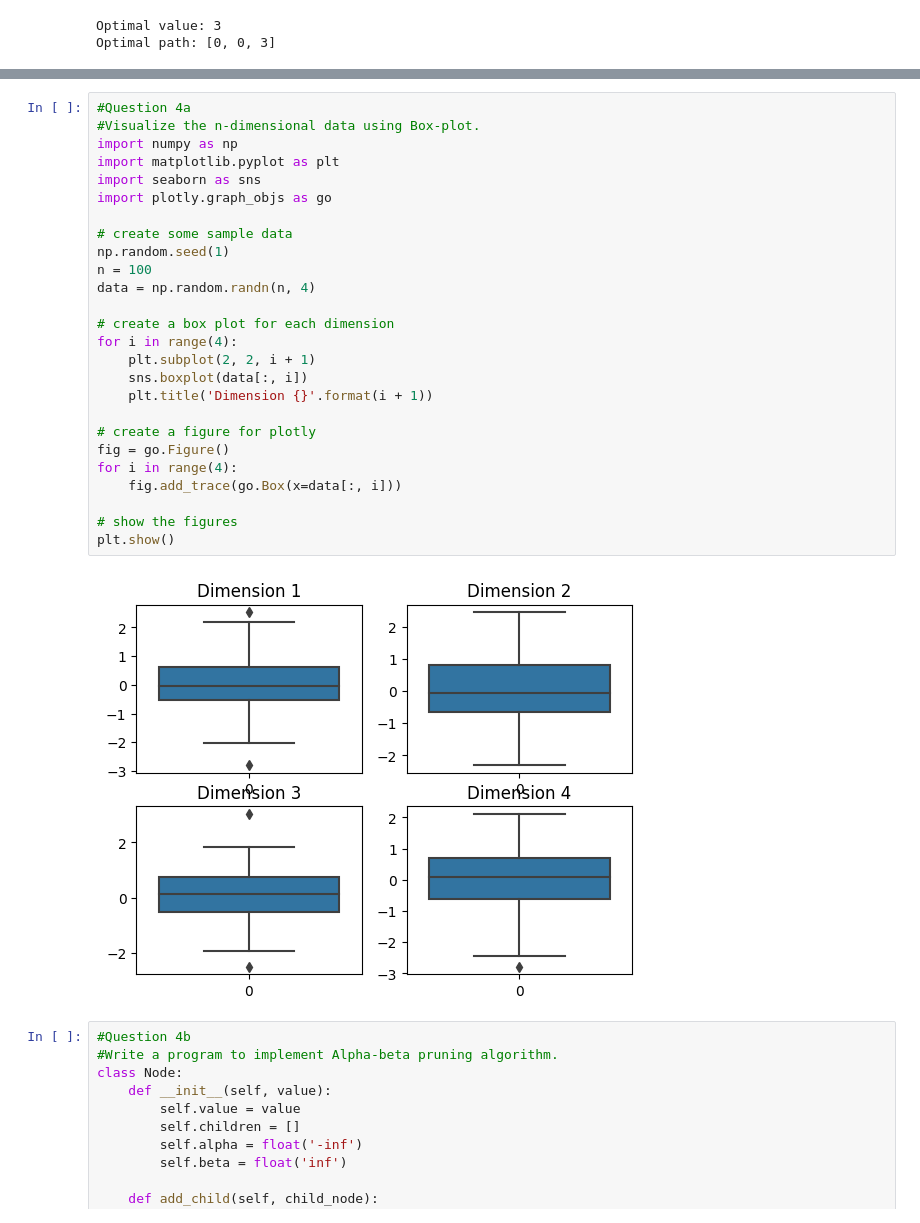
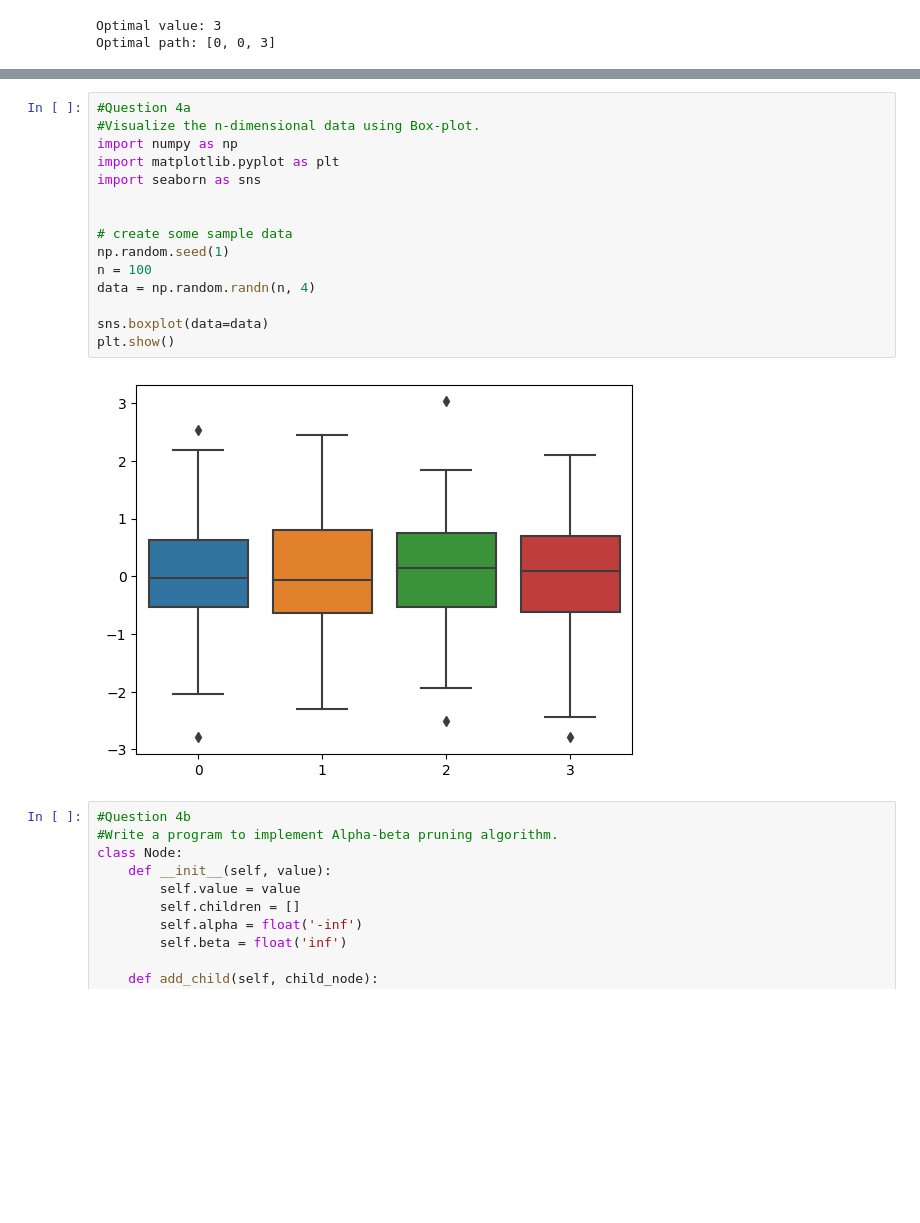
Before and after one commit to Bhuvanchandram/ML_Manual, a Jupyter notebook: Labprograms.ipynb, the cells around one changed output, grey strips where cells are left out. Saved outputs shown, nothing was run; the diff lists cells and outputs as text; blank space fills up the shorter version.

```diff
--- a/Labprograms.ipynb
+++ b/Labprograms.ipynb
@@ -307,31 +323,20 @@ Optimal path: [0, 0, 3]
 # %%
 #Question 4a
 #Visualize the n-dimensional data using Box-plot.
 import numpy as np
 import matplotlib.pyplot as plt
 import seaborn as sns
-import plotly.graph_objs as go
+
 
 # create some sample data
 np.random.seed(1)
 n = 100
 data = np.random.randn(n, 4)
 
-# create a box plot for each dimension
-for i in range(4):
-    plt.subplot(2, 2, i + 1)
-    sns.boxplot(data[:, i])
-    plt.title('Dimension {}'.format(i + 1))
-
-# create a figure for plotly
-fig = go.Figure()
-for i in range(4):
-    fig.add_trace(go.Box(x=data[:, i]))
-
-# show the figures
+sns.boxplot(data=data)
 plt.show()
 # %% [output]
-[figure, old version]
+[figure, new version]
 # %%
 #Question 4b
 #Write a program to implement Alpha-beta pruning algorithm.
```
Also changed, not shown: parts of 9 cells of this notebook.
